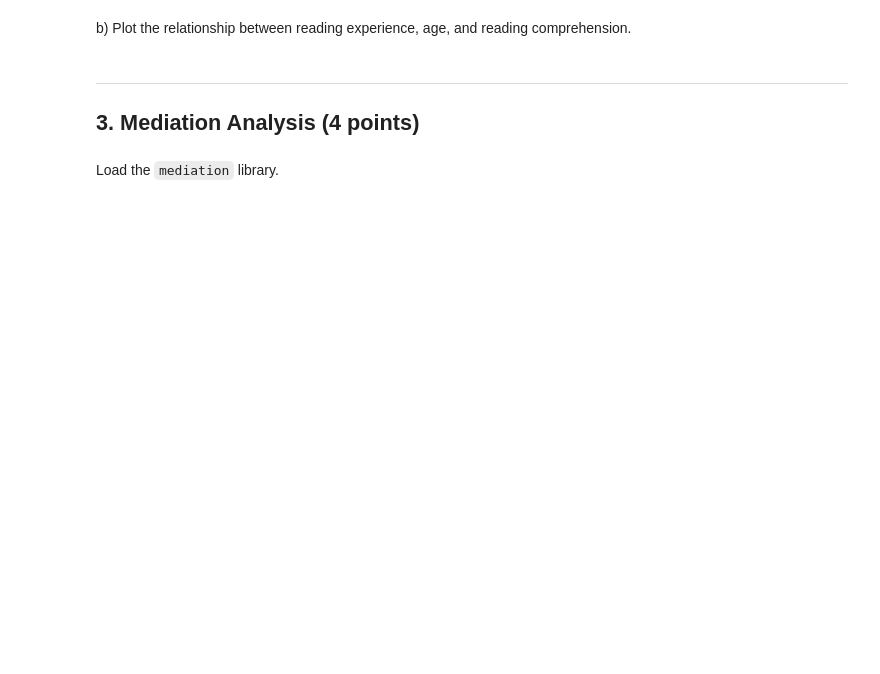
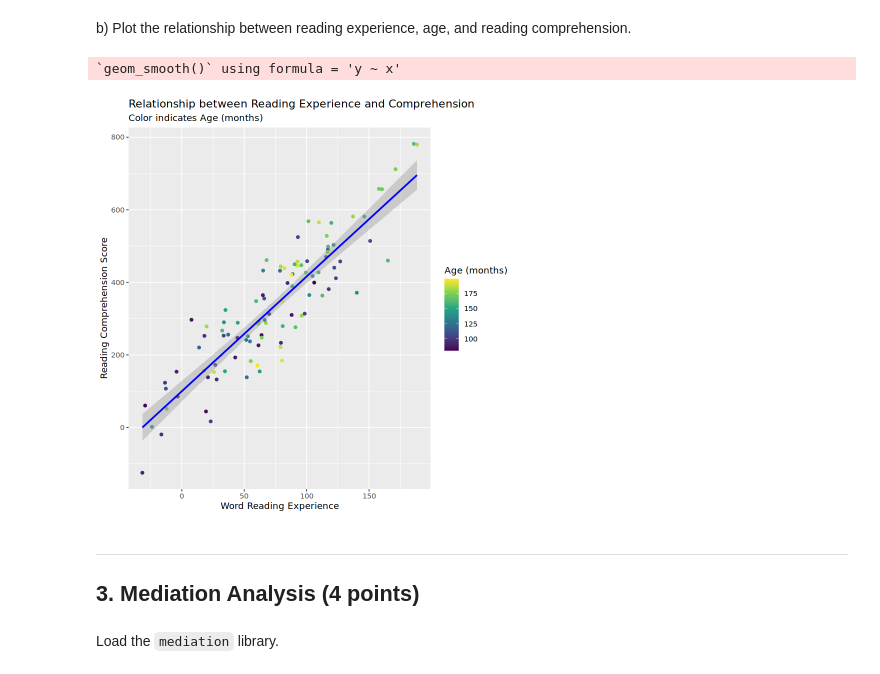
Before and after one commit to cnsimmons/Simmons_DSPN_S25, a Jupyter notebook: ExerciseSubmissions/ex14_mediation-and-moderation.ipynb, the cells around one changed output. Saved outputs shown, nothing was run; the diff lists cells and outputs as text; code cells hidden in the pictures; blank space fills up the shorter version.

```diff
--- a/ExerciseSubmissions/ex14_mediation-and-moderation.ipynb
+++ b/ExerciseSubmissions/ex14_mediation-and-moderation.ipynb
@@ -58,3 +90,17 @@ b) Plot the relationship between reading experience, age, and reading comprehens
+# %%
+# Plot relationship between experience, age, and comprehension
+ggplot(dat, aes(x = x, y = c)) +
+  geom_point(aes(color = age)) +  # color
+  geom_smooth(method = "lm", se = TRUE, color = "blue") +
+  scale_color_viridis_c() +
+  labs(title = "Relationship between Reading Experience and Comprehension",
+       subtitle = "Color indicates Age (months)",
+       x = "Word Reading Experience",
+       y = "Reading Comprehension Score",
+       color = "Age (months)")
+# %% [output]
+`geom_smooth()` using formula = 'y ~ x'
+[figure, added]
 # %% [markdown]
 ---
 ## 3. Mediation Analysis (4 points)
```
Also changed, not shown: parts of 13 cells of this notebook.
